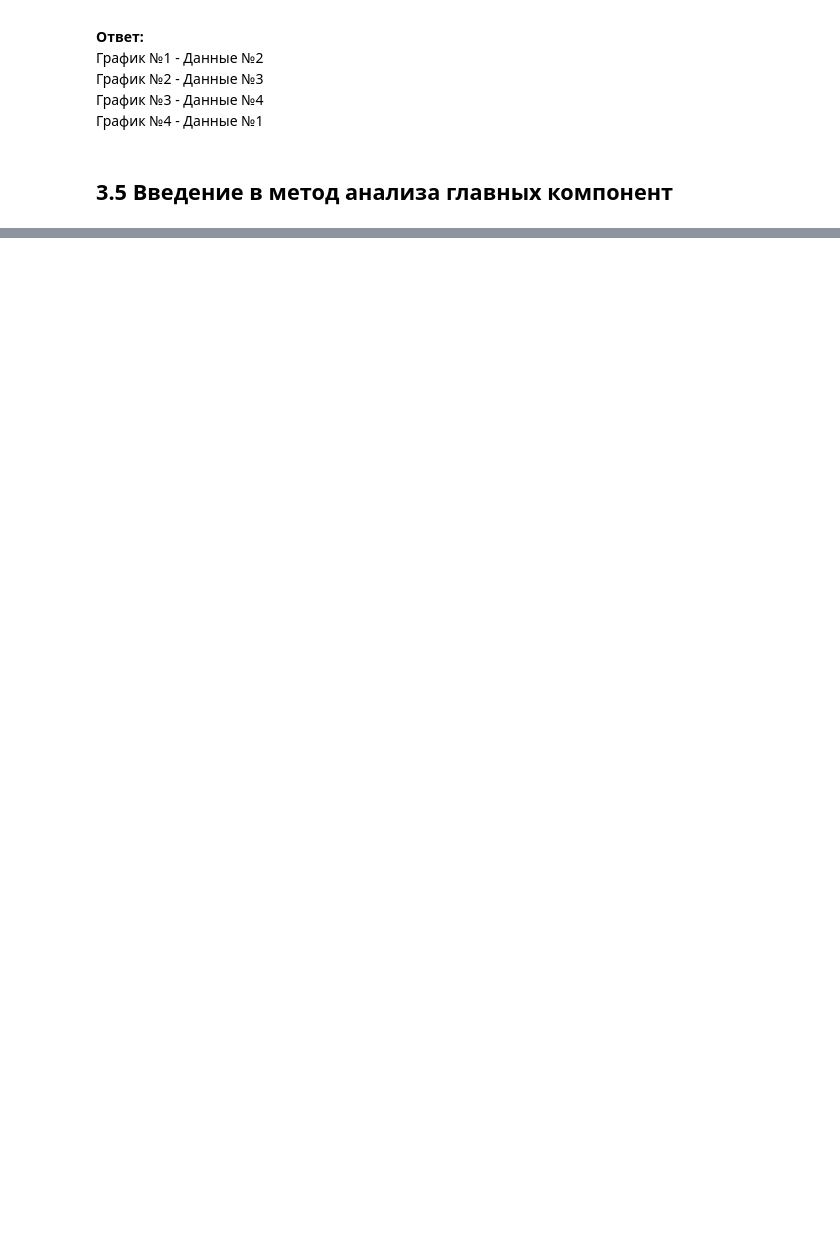
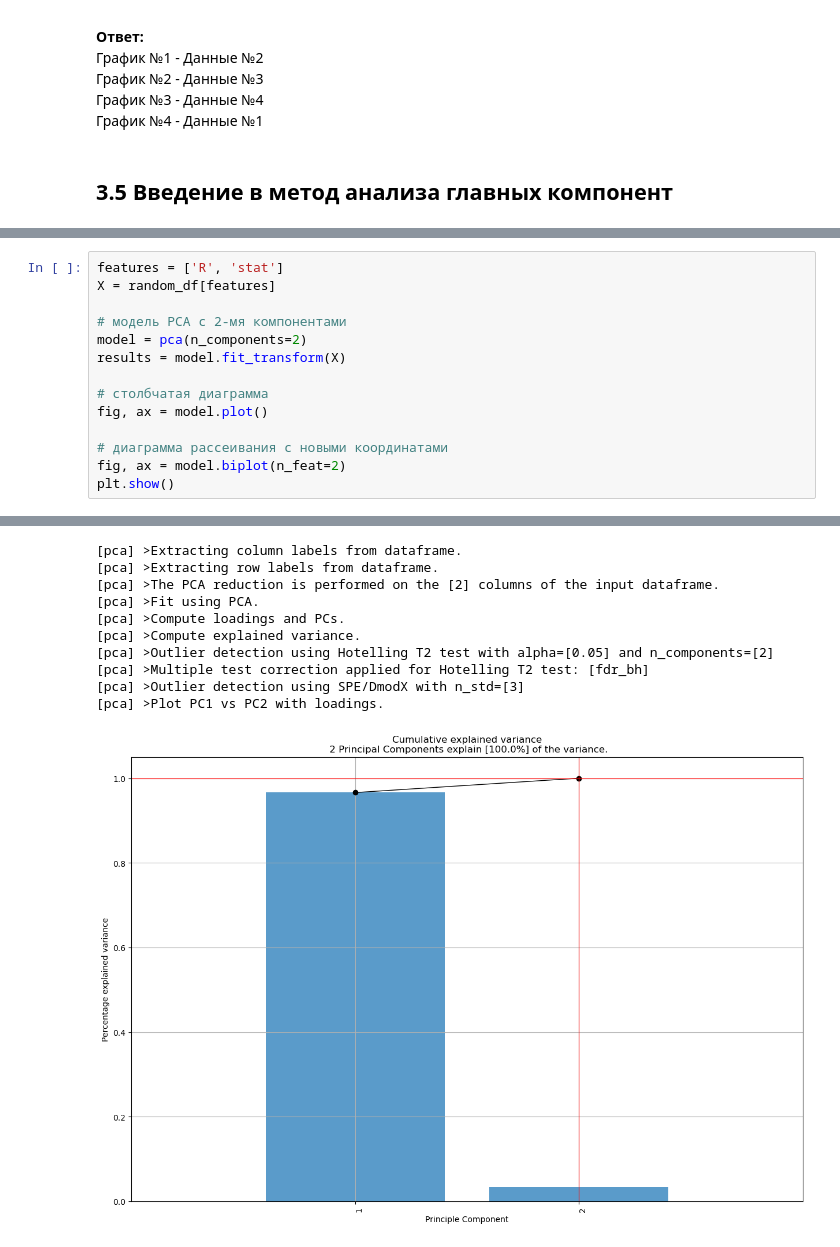
Before and after one commit to LiquidVac/My_study, a Jupyter notebook: STEPIK. Основы статистики ч.2/Лекция 3. Основы Cтатистики ч.2.ipynb, the cells around one changed output, grey strips where cells are left out. Saved outputs shown, nothing was run; the diff lists cells and outputs as text; blank space fills up the shorter version.

```diff
--- a/STEPIK. Основы статистики ч.2/Лекция 3. Основы Cтатистики ч.2.ipynb
+++ b/STEPIK. Основы статистики ч.2/Лекция 3. Основы Cтатистики ч.2.ipynb
@@ -277,0 +342,15 @@ ________________________________________________________________________________
+# %%
+features = ['R', 'stat']
+X = random_df[features]
+
+# модель PCA с 2-мя компонентами
+model = pca(n_components=2)
+results = model.fit_transform(X)
+
+# столбчатая диаграмма
+fig, ax = model.plot()
+
+# диаграмма рассеивания с новыми координатами
+fig, ax = model.biplot(n_feat=2)
+plt.show()
+# %% [output]
@@ -277,0 +359,11 @@ ________________________________________________________________________________
+[pca] >Extracting column labels from dataframe.
+[pca] >Extracting row labels from dataframe.
+[pca] >The PCA reduction is performed on the [2] columns of the input dataframe.
+[pca] >Fit using PCA.
+[pca] >Compute loadings and PCs.
+[pca] >Compute explained variance.
+[pca] >Outlier detection using Hotelling T2 test with alpha=[0.05] and n_components=[2]
+[pca] >Multiple test correction applied for Hotelling T2 test: [fdr_bh]
+[pca] >Outlier detection using SPE/DmodX with n_std=[3]
+[pca] >Plot PC1 vs PC2 with loadings.
+[figure, added]
```
Also changed, not shown: parts of 12 cells of this notebook, 1 other file.
